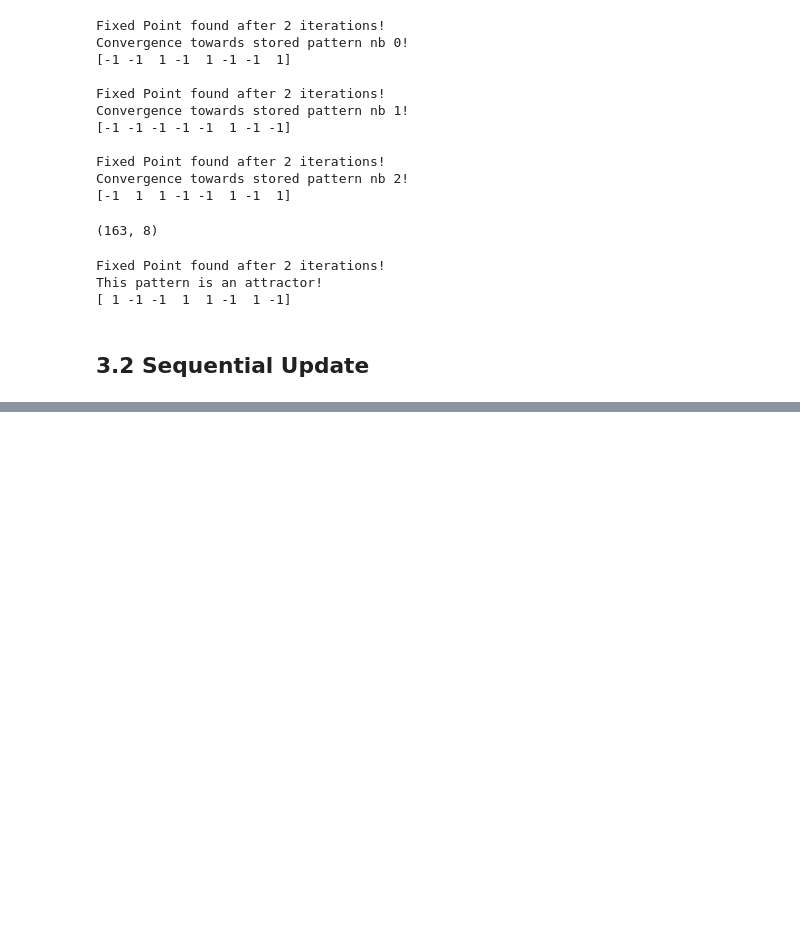
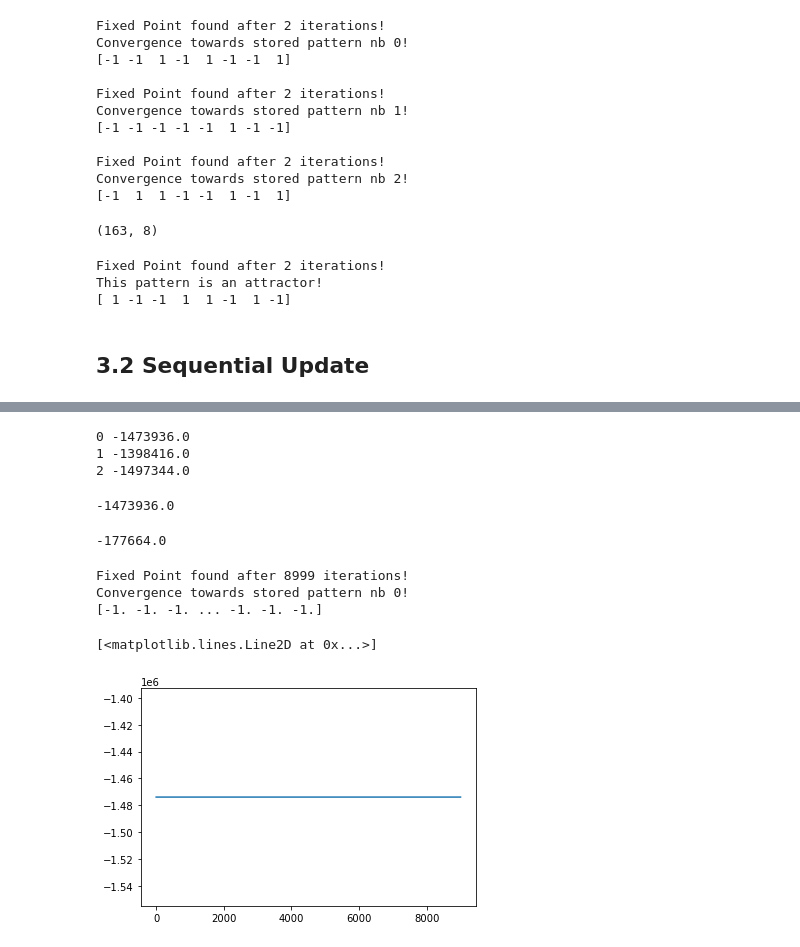
Before and after one commit to kenza-bouzid/ann_labs, a Jupyter notebook: lab3/experiments_1.ipynb, the cells around one changed output, grey strips where cells are left out. Cells and saved outputs as stored; diff of their text form; code cells hidden in the pictures; blank space fills up the shorter version.

```diff
--- a/lab3/experiments_1.ipynb
+++ b/lab3/experiments_1.ipynb
@@ -71,0 +137,26 @@ This pattern is an attractor!
+# %%
+importlib.reload(hn)
+hop_net2 = hn.HopfieldNetwork(pictures_patterns[:3,:])
+for i, s in enumerate(hop_net2.states):
+    print(i, hop_net2.energy(s))
+# %% [output]
+0 -1473936.0
+1 -1398416.0
+2 -1497344.0
+# %%
+hop_net2.energy(pictures_patterns[9])
+# %% [output]
+-1473936.0
+# %%
+hop_net2.energy(pictures_patterns[10])
+# %% [output]
+-177664.0
+# %%
+_, _, energy = hop_net2.update_rule(pictures_patterns[9], 9000, sync=False)
+plt.plot(range(9000), energy)
+# %% [output]
+Fixed Point found after 8999 iterations!
+Convergence towards stored pattern nb 0!
+[-1. -1. -1. ... -1. -1. -1.]
+[<matplotlib.lines.Line2D at 0x...>]
+[figure, added]
```
Also changed, not shown: parts of 12 cells of this notebook, 1 other file.
